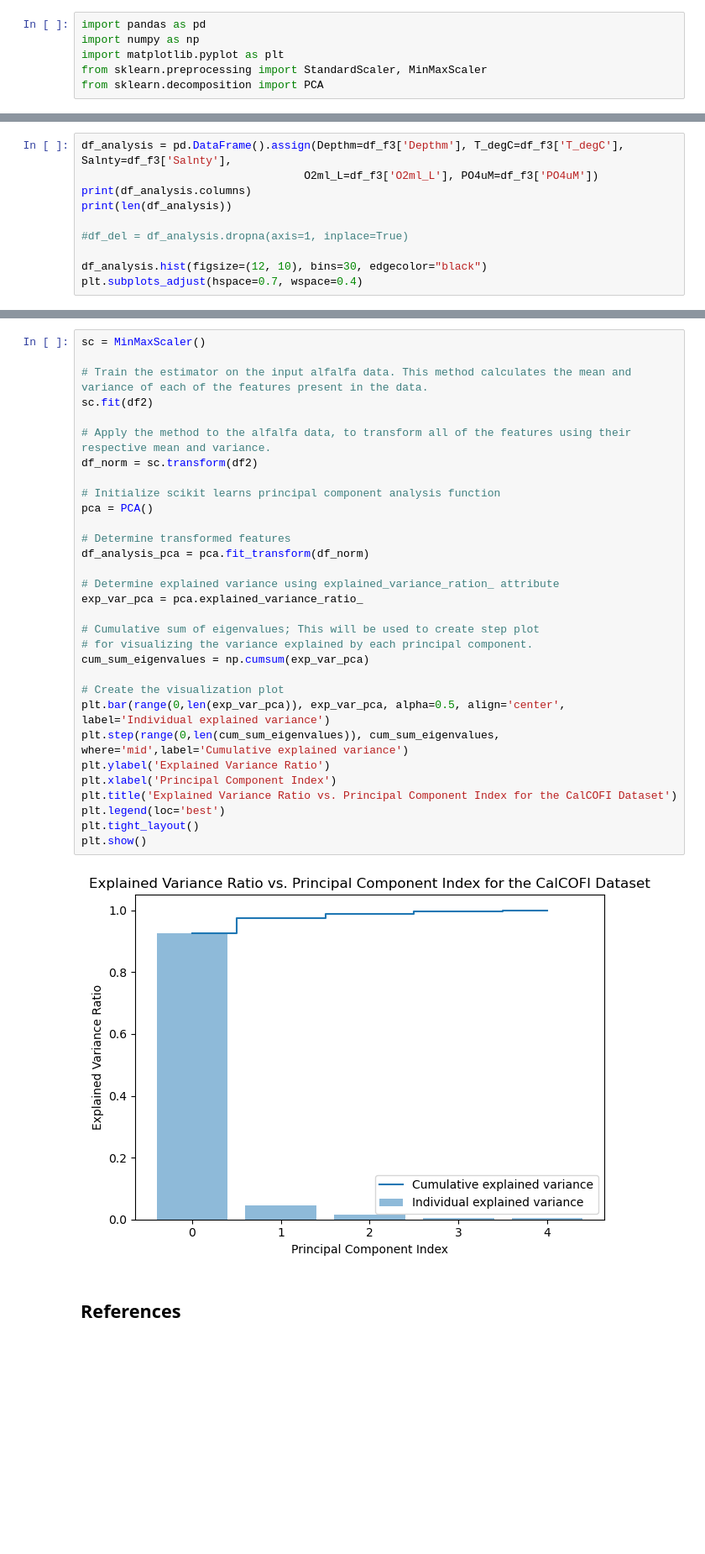
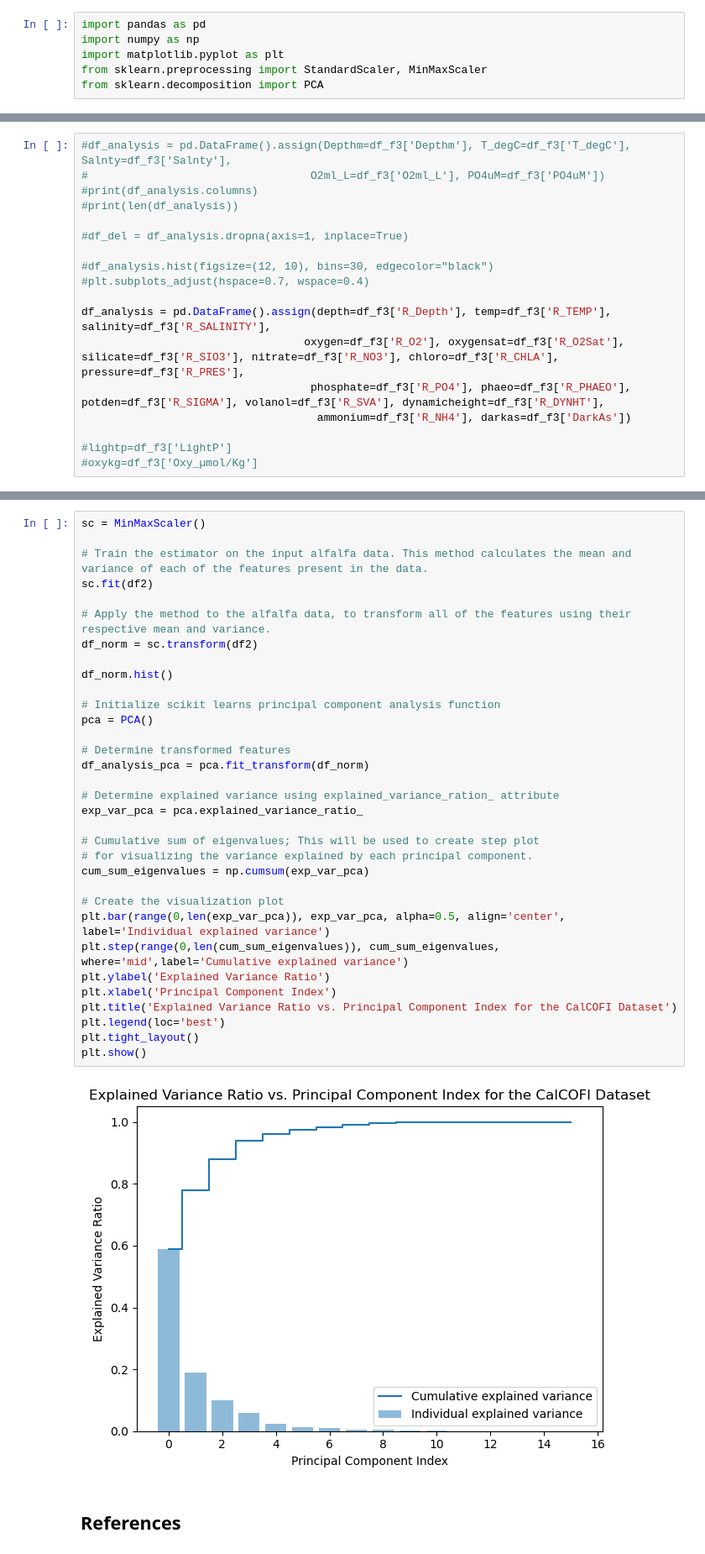
Before and after one commit to karlzam/school, a Jupyter notebook: phys555/assignment02/A2Q1-KZammit.ipynb, the cells around one changed output, grey strips where cells are left out. Shown at 84% size. Drawn from its saved outputs; the diff is of its cells as text; blank space fills up the shorter version.

Commit message:
Working on assignment 2

```diff
--- a/phys555/assignment02/A2Q1-KZammit.ipynb
+++ b/phys555/assignment02/A2Q1-KZammit.ipynb
@@ -109,12 +78,20 @@ Index(['Cst_Cnt', 'Btl_Cnt', 'Depthm', 'T_degC', 'Salnty', 'O2ml_L', 'STheta',
       dtype='object')
 [figure]
 # %%
-df_analysis = pd.DataFrame().assign(Depthm=df_f3['Depthm'], T_degC=df_f3['T_degC'], Salnty=df_f3['Salnty'],
-                                  O2ml_L=df_f3['O2ml_L'], PO4uM=df_f3['PO4uM'])
-print(df_analysis.columns)
-print(len(df_analysis))
+#df_analysis = pd.DataFrame().assign(Depthm=df_f3['Depthm'], T_degC=df_f3['T_degC'], Salnty=df_f3['Salnty'],
+#                                  O2ml_L=df_f3['O2ml_L'], PO4uM=df_f3['PO4uM'])
+#print(df_analysis.columns)
+#print(len(df_analysis))
 
 #df_del = df_analysis.dropna(axis=1, inplace=True)
 
-df_analysis.hist(figsize=(12, 10), bins=30, edgecolor="black")
-plt.subplots_adjust(hspace=0.7, wspace=0.4)
+#df_analysis.hist(figsize=(12, 10), bins=30, edgecolor="black")
+#plt.subplots_adjust(hspace=0.7, wspace=0.4)
+
+df_analysis = pd.DataFrame().assign(depth=df_f3['R_Depth'], temp=df_f3['R_TEMP'], salinity=df_f3['R_SALINITY'],
+                                  oxygen=df_f3['R_O2'], oxygensat=df_f3['R_O2Sat'], silicate=df_f3['R_SIO3'], nitrate=df_f3['R_NO3'], chloro=df_f3['R_CHLA'], pressure=df_f3['R_PRES'],
+                                   phosphate=df_f3['R_PO4'], phaeo=df_f3['R_PHAEO'], potden=df_f3['R_SIGMA'], volanol=df_f3['R_SVA'], dynamicheight=df_f3['R_DYNHT'],
+                                    ammonium=df_f3['R_NH4'], darkas=df_f3['DarkAs'])
+
+#lightp=df_f3['LightP']
+#oxykg=df_f3['Oxy_µmol/Kg']
@@ -149,34 +128,36 @@ sc = MinMaxScaler()
 
 # Train the estimator on the input alfalfa data. This method calculates the mean and variance of each of the features present in the data.
 sc.fit(df2)
 
 # Apply the method to the alfalfa data, to transform all of the features using their respective mean and variance.
 df_norm = sc.transform(df2)
+
+df_norm.hist()
 
 # Initialize scikit learns principal component analysis function
 pca = PCA()
 
 # Determine transformed features
 df_analysis_pca = pca.fit_transform(df_norm)
 
 # Determine explained variance using explained_variance_ration_ attribute
 exp_var_pca = pca.explained_variance_ratio_
 
 # Cumulative sum of eigenvalues; This will be used to create step plot
 # for visualizing the variance explained by each principal component.
 cum_sum_eigenvalues = np.cumsum(exp_var_pca)
 
 # Create the visualization plot
 plt.bar(range(0,len(exp_var_pca)), exp_var_pca, alpha=0.5, align='center', label='Individual explained variance')
 plt.step(range(0,len(cum_sum_eigenvalues)), cum_sum_eigenvalues, where='mid',label='Cumulative explained variance')
 plt.ylabel('Explained Variance Ratio')
 plt.xlabel('Principal Component Index')
 plt.title('Explained Variance Ratio vs. Principal Component Index for the CalCOFI Dataset')
 plt.legend(loc='best')
 plt.tight_layout()
 plt.show()
 # %% [output]
-[figure, old version]
+[figure, new version]
 # %% [markdown]
 ## References
 # %% [markdown]
```
Also changed, not shown: parts of 5 cells of this notebook, 2 other files.
